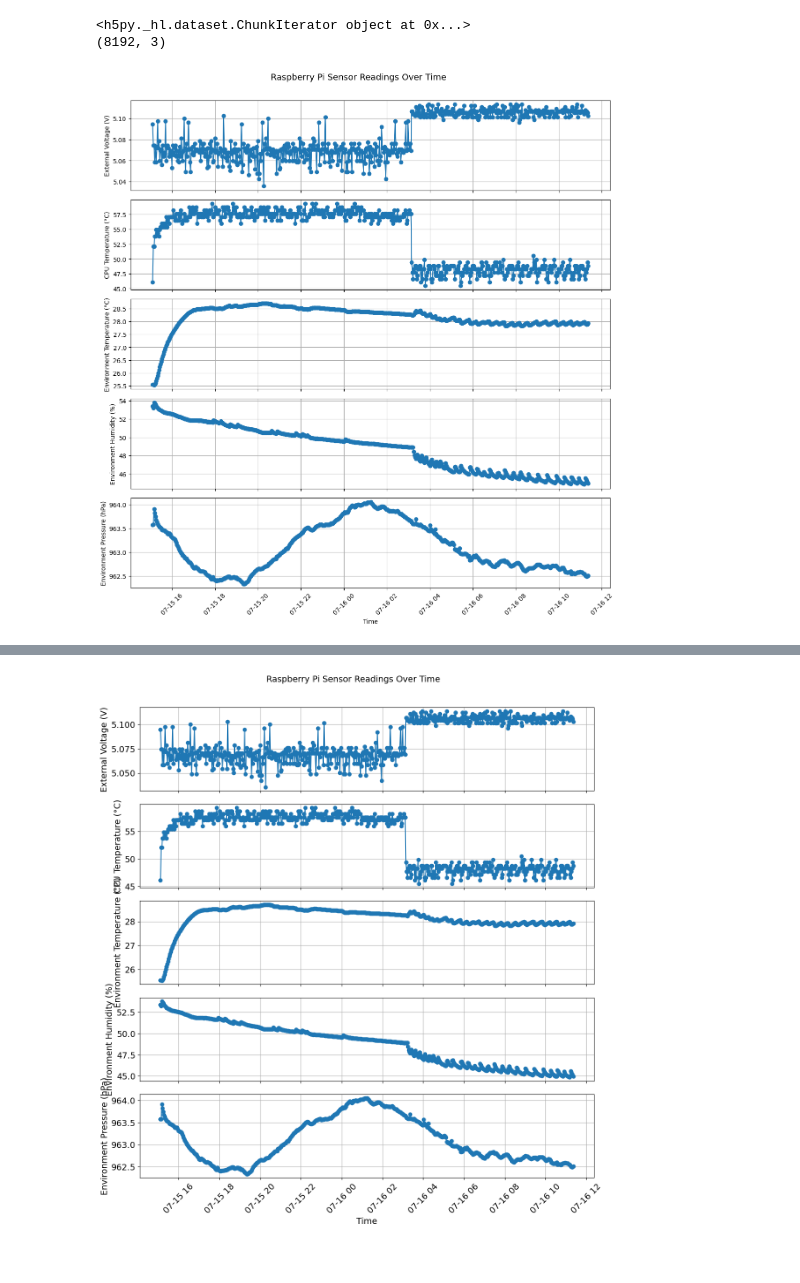
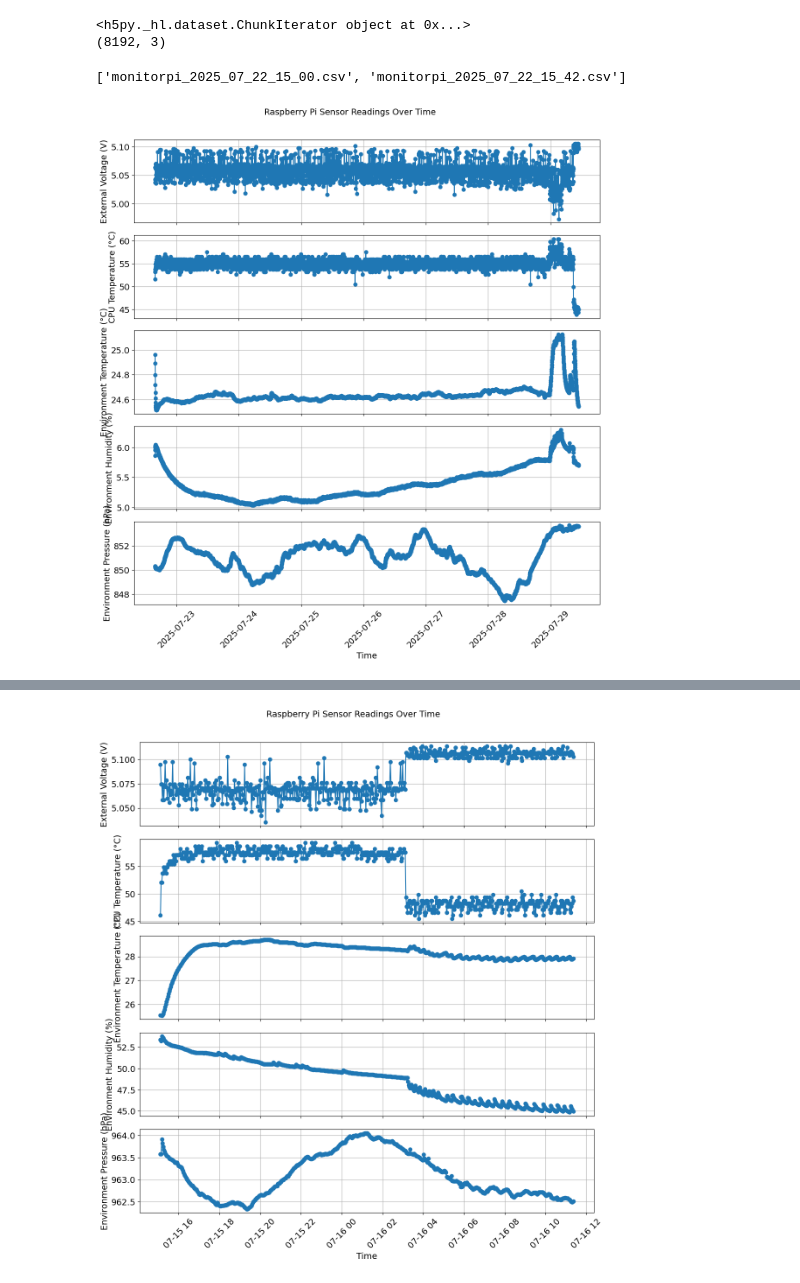
Before and after one commit to SSantosLab/LAB-Magnetometer, a Jupyter notebook: test.ipynb, the cells around one changed output, grey strips where cells are left out. Saved outputs shown, nothing was run; the diff lists cells and outputs as text; code cells hidden in the pictures.

```diff
--- a/test.ipynb
+++ b/test.ipynb
@@ -76,0 +157,4 @@ plot complete acquisitions/20250709_boxed/integer_data_test/mag_2025_07_10_17_32
+# %%
+dir_mag = '/data/atom-interferometer/2025_MagneticBackground/20250728_BedrettoCampaing/20250729_MagneticField'
+lis_mag = os.listdir(dir_mag)
+print(lis_mag[:10])
@@ -76,0 +185,7 @@ plot complete acquisitions/20250709_boxed/integer_data_test/mag_2025_07_10_17_32
+# %%
+fs = 20000.0
+filename = os.path.join(dir_mag,'mag_2025_08_03_00_17_part96.hdf5')
+fig,ax = plot_sample_psd(filename,fs=fs,orientation=['x','y','z'],label = '20khz',Lbin = 1000000)
+ax.legend(loc='lower left')
+ax.set_title('20khz 1000 s realmeasurement')
+plt.show()
@@ -103,5 +223,10 @@ pathcsv = 'acquisitions/20250715_longhaul/logs/monitorpi_2025_07_15_15_06.csv'
 df = pl.read_csv(pathcsv)
 data = df.to_numpy()
+# %%
+dir_monitor = '/data/atom-interferometer/2025_MagneticBackground/20250728_BedrettoCampaing/20250722_zerogauss/logs/'
+os.listdir(dir_monitor)
+# %% [output]
+['monitorpi_2025_07_22_15_00.csv', 'monitorpi_2025_07_22_15_42.csv']
 # %%
 import matplotlib.pyplot as plt
 import pandas as pd
@@ -115,33 +240,33 @@ def load_monitorpi_csv(filepath):
     return df
 
 # Function to plot all relevant columns
 def plot_monitorpi_data(df):
     time = df["timestamp"]
     columns_to_plot = [
         ("extvolt(V)", "External Voltage (V)"),
         ("cputemp(C)", "CPU Temperature (°C)"),
         ("envtemperature(C)", "Environment Temperature (°C)"),
         ("envhumidity(%)", "Environment Humidity (%)"),
         ("envpressure(hPa)", "Environment Pressure (hPa)")
     ]
 
     num_plots = len(columns_to_plot)
     fig, axs = plt.subplots(num_plots, 1, figsize=(12, 2.5 * num_plots), sharex=True)
 
     for ax, (col, label) in zip(axs, columns_to_plot):
         ax.plot(time, df[col], marker="o", linestyle="-")
         ax.set_ylabel(label)
         ax.grid(True)
 
     axs[-1].set_xlabel("Time")
     fig.suptitle("Raspberry Pi Sensor Readings Over Time", fontsize=14)
     fig.tight_layout(rect=[0, 0, 1, 0.97])
     plt.xticks(rotation=45)
     plt.show()
 
 # Example usage
-df_monitor = load_monitorpi_csv("acquisitions/20250715_longhaul/logs/monitorpi_2025_07_15_15_06.csv")
+df_monitor = load_monitorpi_csv("/data/atom-interferometer/2025_MagneticBackground/20250728_BedrettoCampaing/20250722_zerogauss/logs/monitorpi_2025_07_22_15_42.csv")
 plot_monitorpi_data(df_monitor)
 # %% [output]
-[figure, old version]
+[figure, new version]
 # %%
```
Also changed, not shown: parts of 30 cells of this notebook, 7 other files.
